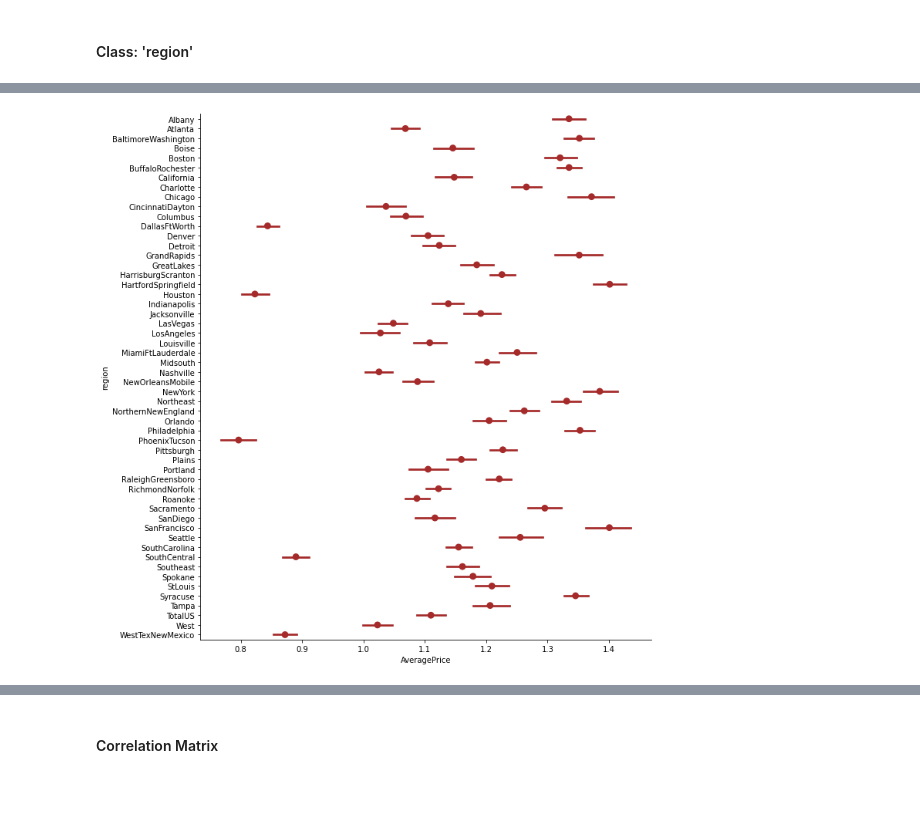
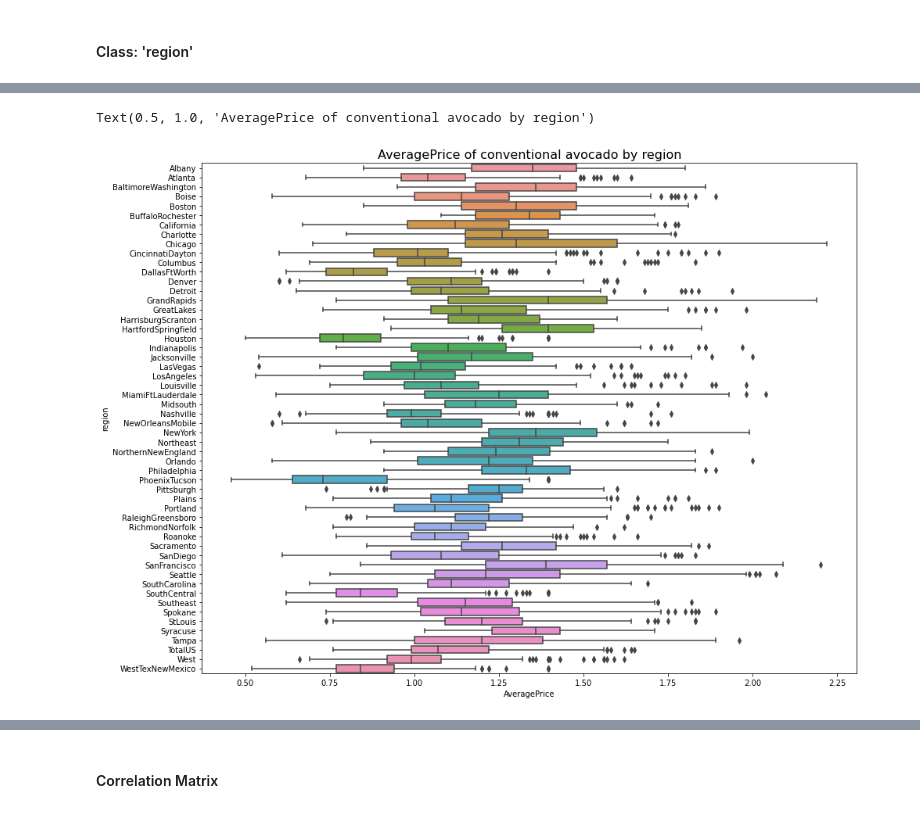
Before and after one commit to irfixq/Avocado_King, a Jupyter notebook: Avocado_King.ipynb, the cells around one changed output, grey strips where cells are left out. Cells and saved outputs as stored; diff of their text form; code cells hidden in the pictures.

```diff
--- a/Avocado_King.ipynb
+++ b/Avocado_King.ipynb
@@ -427,7 +420,12 @@ organic_price_byyear_byregion = sns.factorplot('AveragePrice','region',data=dfne
 # %%
 ## Average price of conventional avocado by region (average from year 2015-2019)
-conventional_factorplot = sns.factorplot('AveragePrice','region',data=dfnew_price[conventional],color='brown',size=10,join=False,)
+#conventional_factorplot = sns.factorplot('AveragePrice','region',data=dfnew_price[conventional],color='brown',size=10,join=False,)
+
+plt.figure(figsize = (15, 12))
+ax = sns.boxplot(y = 'region', x = 'AveragePrice', data = dfnew_price[conventional])
+plt.title('AveragePrice of conventional avocado by region', fontsize = 16)
 # %% [output]
+Text(0.5, 1.0, 'AveragePrice of conventional avocado by region')
-[figure, old version]
+[figure, new version]
 # %%
 ## Average price of organic avocado by region (average from year 2015-2019)
```
Also changed, not shown: parts of 68 cells of this notebook.
